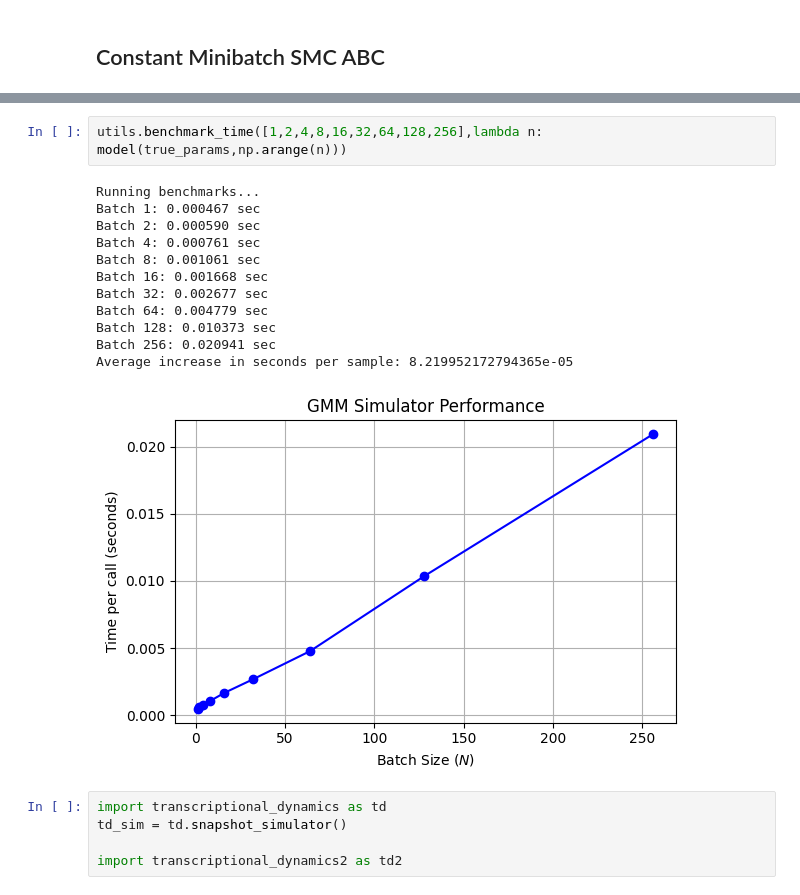
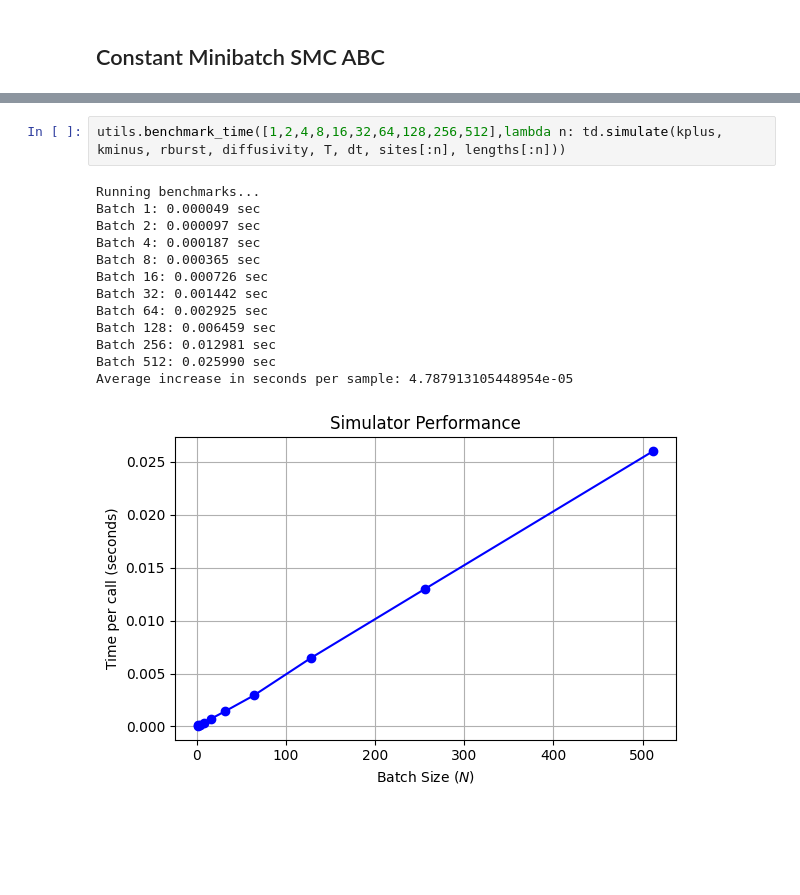
Before and after one commit to JacyZanussi/adaptive_minibatch_smc_abc, a Jupyter notebook: example_transcriptional_dynamics.ipynb, the cells around one changed output, grey strips where cells are left out. Cells and saved outputs as stored; diff of their text form; blank space fills up the shorter version.

Commit message:
Filled out transcriptional dynamics example

```diff
--- a/example_transcriptional_dynamics.ipynb
+++ b/example_transcriptional_dynamics.ipynb
@@ -145,20 +101,16 @@ print(np.sum([data[i].shape[0] <= 1 for i in range(sample_size)]))
 # %%
-utils.benchmark_time([1,2,4,8,16,32,64,128,256],lambda n: model(true_params,np.arange(n)))
+utils.benchmark_time([1,2,4,8,16,32,64,128,256,512],lambda n: td.simulate(kplus, kminus, rburst, diffusivity, T, dt, sites[:n], lengths[:n]))
 # %% [output]
 Running benchmarks...
-Batch 1: 0.000467 sec
-Batch 2: 0.000590 sec
-Batch 4: 0.000761 sec
-Batch 8: 0.001061 sec
-Batch 16: 0.001668 sec
-Batch 32: 0.002677 sec
-Batch 64: 0.004779 sec
-Batch 128: 0.010373 sec
-Batch 256: 0.020941 sec
-Average increase in seconds per sample: 8.219952172794365e-05
+Batch 1: 0.000049 sec
+Batch 2: 0.000097 sec
+Batch 4: 0.000187 sec
+Batch 8: 0.000365 sec
+Batch 16: 0.000726 sec
+Batch 32: 0.001442 sec
+Batch 64: 0.002925 sec
+Batch 128: 0.006459 sec
+Batch 256: 0.012981 sec
+Batch 512: 0.025990 sec
+Average increase in seconds per sample: 4.787913105448954e-05
-[figure, old version]
+[figure, new version]
-# %%
-import transcriptional_dynamics as td
-td_sim = td.snapshot_simulator()
-
-import transcriptional_dynamics2 as td2
```
Also changed, not shown: parts of 8 cells of this notebook, 4 other files.
